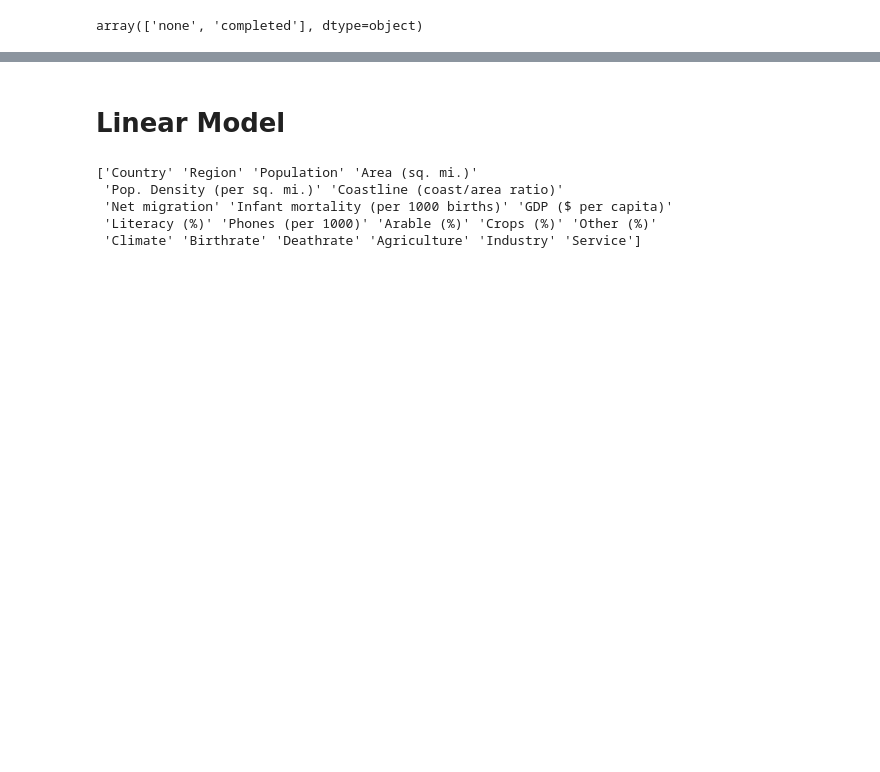
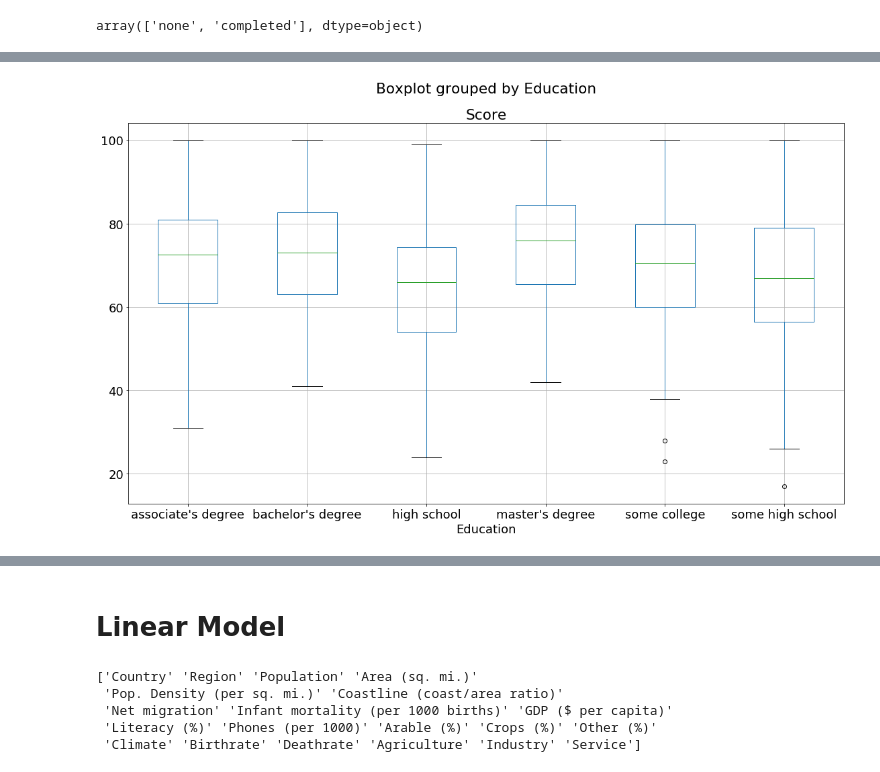
Before and after one commit to DinuVasiliu/StatisticsProject, a Jupyter notebook: TimeSeries_TwoWayAnova_LinearModelAnalysis.ipynb, the cells around one changed output, grey strips where cells are left out. Drawn from its saved outputs; the diff is of its cells as text; code cells hidden in the pictures; blank space fills up the shorter version.

```diff
--- a/TimeSeries_TwoWayAnova_LinearModelAnalysis.ipynb
+++ b/TimeSeries_TwoWayAnova_LinearModelAnalysis.ipynb
@@ -339,0 +304,6 @@ See the caveats in the documentation: https://pandas.pydata.org/pandas-docs/stab
+# %%
+dataset_used.boxplot(column='Score', by='Education')
+fig = matplotlib.pyplot.gcf()
+fig.set_size_inches(18.5, 10.5)
+# %% [output]
+[figure, added]
```
Also changed, not shown: parts of 91 cells of this notebook.
